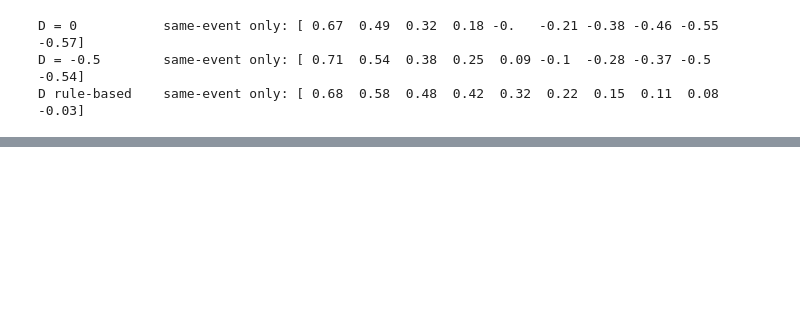
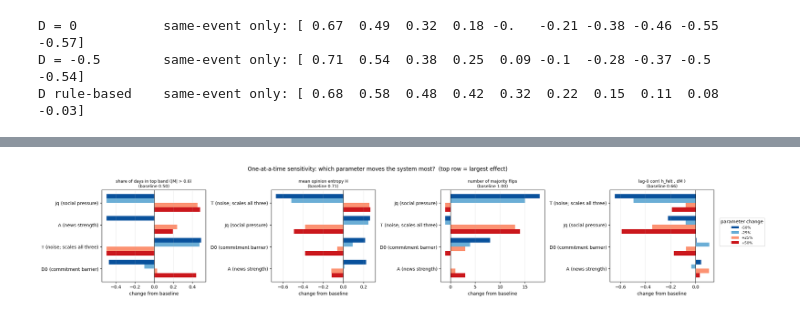
Before and after one commit to fadilaha/Ising-Model-on-Social-Opinion-Dynamic, a Jupyter notebook: Experiment_D_HeatBath_AB_BC_Residual.ipynb, the cells around one changed output, grey strips where cells are left out. Cells and saved outputs as stored; diff of their text form; code cells hidden in the pictures; blank space fills up the shorter version.

```diff
--- a/Experiment_D_HeatBath_AB_BC_Residual.ipynb
+++ b/Experiment_D_HeatBath_AB_BC_Residual.ipynb
@@ -1850,0 +1388,96 @@ supporting              4              7
+# %%
+# ============================================================
+# CELL 12: WHICH PARAMETER HAS THE LARGEST EFFECT?  (one-at-a-time sensitivity, tornado chart)
+#   The heat-bath probability only depends on  Jq/T,  D/T  and  A/T  (news strength / T).
+#   So we change ONE of  Jq, D0, news strength A  at a time (T fixed), each by -50%, -25%, +25%, +50%,
+#   plus T itself (which scales all three ratios at once), and measure how the outputs change.
+#   Same news sequence and same spin seed in every run -> differences come from the parameter only.
+#
+#   Needs: your simulate_open_population (run its cell first). 17 runs per seed;
+#   each run takes as long as one of your normal simulations.
+# ============================================================
+import time
+
+# ------------------------- SETTINGS -------------------------
+events_file = "raw_external_field58h075.npy"     # the same news file as your other runs
+N_up0, N_down0, N_o0 = 3130, 1319, 602          # initial population
+q_fixed      = 4                                 # Jq is changed through J = Jq / q_fixed
+k_sens       = 4                                 # k_sensitivity of the D rule
+h_const      = 0.0                               # constant field h
+r_growth0    = 0.001                             # growth is switched off in the function anyway
+steps        = 300
+base = dict(Jq=1.2, D0=-0.5, A=1.0, T=1.249)     # A = multiplier on the news amplitudes (1.0 = your file)
+changes = [-0.50, -0.25, +0.25, +0.50]            # relative changes of one parameter
+seeds = [42]                                      # more seeds, e.g. [42, 7, 123], average out spin noise
+outputs = {
+    'top':   'share of days in top band (|M| > 0.6)',
+    'H':     'mean opinion entropy H',
+    'flips': 'number of majority flips',
+    'r0':    'lag-0 corr( h_felt , dM )',
+}
+# ------------------------------------------------------------
+import contextlib, io
+events_base = np.load(events_file)                # columns: [day, value, fade]
+
+def run_once(Jq, D0, A, T, seed):
+    """One simulation with your simulate_open_population; returns the arrays needed for the outputs."""
+    ev = events_base.copy()
+    ev[:, 1] = ev[:, 1] * A                       # scale every news amplitude by A
+    np.random.seed(seed)
+    with contextlib.redirect_stdout(io.StringIO()):   # hide the 'MCS .../300' progress prints
+        out = simulate_open_population(N_up0, N_down0, N_o0, T, h_const, Jq / q_fixed, q_fixed,
+                                       D0, k_sens, r_growth0, steps, ev.tolist())
+    (Data_N_up, Data_N_down, Data_N_neutral, Data_M, Data_N_total, Data_h_ext, Data_h_eff,
+     Data_D, ext_events, spin_history, Data_h_felt) = out
+    return dict(M=np.asarray(Data_M, float), N_up=np.asarray(Data_N_up, float),
+                N_0=np.asarray(Data_N_neutral, float), N_down=np.asarray(Data_N_down, float),
+                h_felt=np.asarray(Data_h_felt, float))
+
+def measure(res):
+    M = res['M']; N = res['N_up'] + res['N_0'] + res['N_down']
+    P = np.clip(np.vstack([res['N_up'], res['N_0'], res['N_down']]) / N, 1e-12, 1)
+    H = (-(P * np.log(P)).sum(0) / np.log(3)).mean()
+    s = np.sign(M); flips = 0
+    for t in range(1, len(M) - 3):               # a flip counts if the new sign holds 3 days
+        if s[t] != s[t - 1] and s[t] != 0 and np.all(s[t:t + 3] == s[t]):
+            flips += 1
+    dM = np.diff(M); h = res['h_felt'][:len(dM)]
+    r0 = np.corrcoef(h, dM)[0, 1] if h.std() > 0 else np.nan
+    return {'top': np.mean(np.abs(M) > 0.6), 'H': H, 'flips': flips, 'r0': r0}
+
+def run_avg(**p):
+    vals = [measure(run_once(seed=sd, **p)) for sd in seeds]
+    return {k: np.mean([v[k] for v in vals]) for k in outputs}
+
+t0 = time.time()
+baseline = run_avg(**base)
+print(f"baseline {base}: " + ", ".join(f"{k} = {v:.3f}" for k, v in baseline.items()))
+results12 = {}
+for par in base:
+    for c in changes:
+        p = dict(base); p[par] = base[par] * (1 + c)
+        results12[(par, c)] = run_avg(**p)
+        print(f"{par:3s} {c:+.0%} ({p[par]:+.3f}): " +
+              ", ".join(f"{k} = {v:.3f}" for k, v in results12[(par, c)].items()))
+print(f"time: {time.time() - t0:.0f} s for {(1 + len(base) * len(changes)) * len(seeds)} runs")
+
+# ---- tornado charts: one panel per output, bars = change from baseline ----
+labels = {'Jq': 'Jq (social pressure)', 'D0': 'D0 (commitment barrier)',
+          'A': 'A (news strength)', 'T': 'T (noise; scales all three)'}
+fig, axes = plt.subplots(1, len(outputs), figsize=(5.2 * len(outputs), 4.2))
+for ax, (key, lab) in zip(axes, outputs.items()):
+    order = sorted(base, key=lambda par: -max(abs(results12[(par, c)][key] - baseline[key]) for c in changes))
+    for i, par in enumerate(order):
+        for c, col in zip(changes, ['#08519c', '#6baed6', '#fc9272', '#cb181d']):
+            d = results12[(par, c)][key] - baseline[key]
+            ax.barh(i + (changes.index(c) - 1.5) * 0.2, d, 0.2, color=col,
+                    label=f'{c:+.0%}' if i == 0 else None)
+    ax.set_yticks(range(len(order))); ax.set_yticklabels([labels[p] for p in order])
+    ax.axvline(0, color='k', lw=0.8); ax.grid(alpha=0.3, axis='x')
+    ax.set_title(f'{lab}\n(baseline {baseline[key]:.2f})', fontsize=9)
+    ax.set_xlabel('change from baseline'); ax.invert_yaxis()
+h_, l_ = axes[0].get_legend_handles_labels()
+fig.legend(h_, l_, title='parameter change', fontsize=8, loc='center right', bbox_to_anchor=(1.07, 0.5))
+fig.suptitle('One-at-a-time sensitivity: which parameter moves the system most?  (top row = largest effect)')
+plt.tight_layout(); plt.show()
+# %% [output]
@@ -1850,0 +1502 @@ supporting              4              7
+[figure, added]
```
Also changed, not shown: parts of 11 cells of this notebook.
